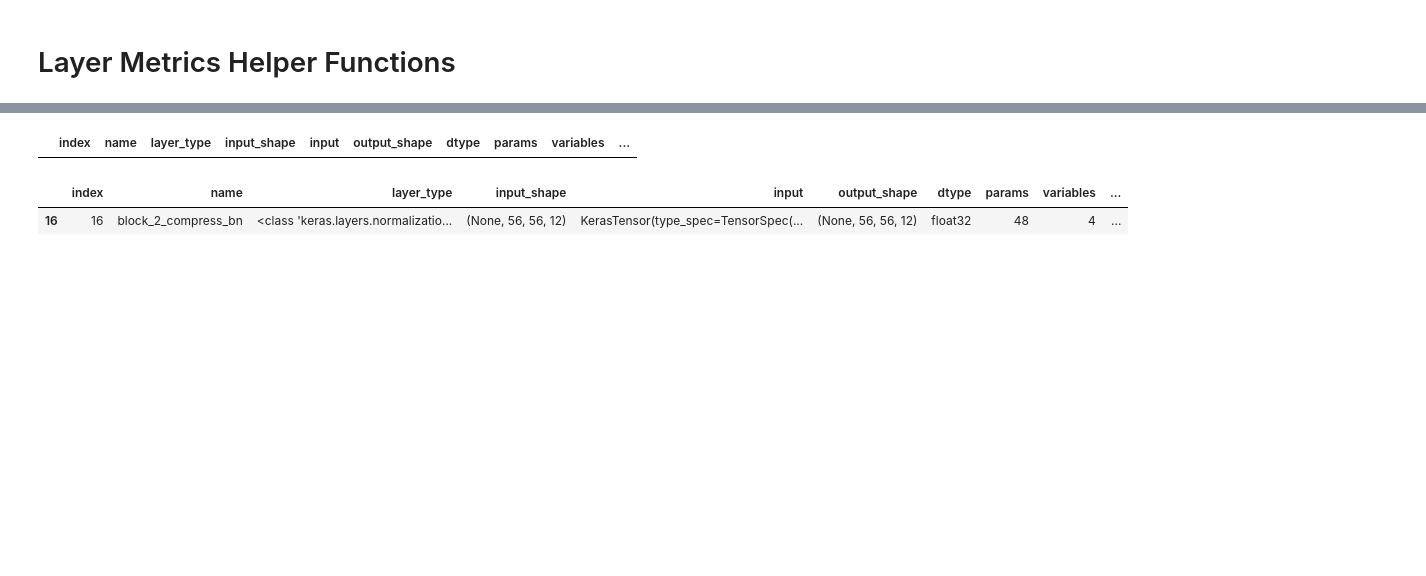
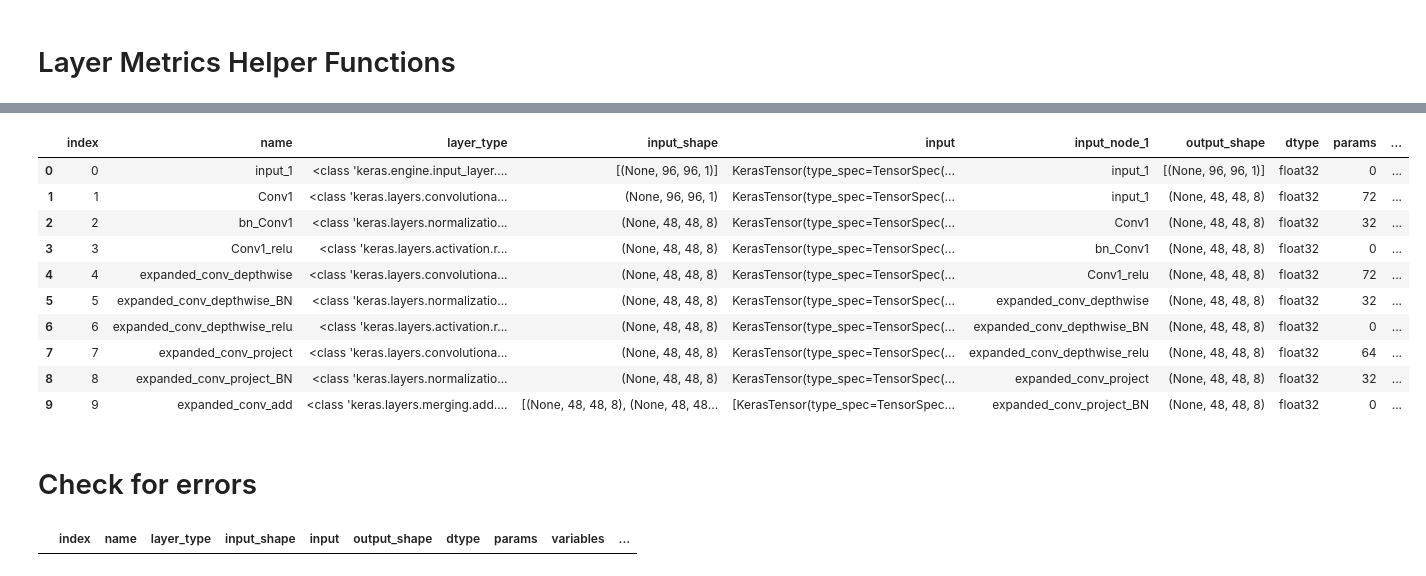
Before and after one commit to subrockmann/tiny_cnn, a Jupyter notebook: Layer Analytics.ipynb, the cells around one changed output, grey strips where cells are left out. Cells and saved outputs as stored; diff of their text form; code cells hidden in the pictures; blank space fills up the shorter version.

Commit message:
feat: parse layer input for connected nodes

```diff
--- a/Layer Analytics.ipynb
+++ b/Layer Analytics.ipynb
@@ -324,3 +322,31 @@ def print_layer_config(layer, layer_type):
     else:
         pass
     return layer.layer_config
+# %%
+def parse_layer_input(layer_input):
+    """Parses the tf.model.layers.input and extracts the following node infos:
+        - node_name(s) of all input nodes
+        - node_type(s) of all input nodes
+
+    Args:
+        layer_input (tf.model.layers.input): _description_
+
+    Returns:
+        dict: Dictionary containing the extracted node input infos
+    """
+    input_dict = {}
+    if type(layer_input) is list:
+        for i, item in enumerate(layer_input):
+            #print(f"Input_{i}: {item.__dict__['_name']}")
+            node_name, node_type = item.__dict__['_name'].split("/")
+            input_dict[f"input_node_{i}"] = node_name
+            input_dict[f"input_node_type_{i}"] = node_type
+    else:
+        try:
+            node_name, node_type = layer_input.__dict__['_name'].split("/")
+            input_dict["input_node_1"] = node_name
+            input_dict["input_node_type_1"] = node_type
+        except:
+            input_dict["input_node_1"] = layer_input.__dict__['_name']
+    #print(input_dict)
+    return input_dict
@@ -439,9 +460,22 @@ layer_stats_df.head(10)
+# %%
+layer_list = get_layer_list(model)
+layer_stats_df = pd.DataFrame.from_dict(layer_list)
+layer_stats_df.head(10)
+# %% [output]
+|  | index | name | layer_type | input_shape | input | input_node_1 | output_shape | dtype | params | ... |
+| 0 | 0 | input_1 | <class 'keras.engine.input_layer.... | [(None, 96, 96, 1)] | KerasTensor(type_spec=TensorSpec(... | input_1 | [(None, 96, 96, 1)] | float32 | 0 | ... |
+| 1 | 1 | Conv1 | <class 'keras.layers.convolutiona... | (None, 96, 96, 1) | KerasTensor(type_spec=TensorSpec(... | input_1 | (None, 48, 48, 8) | float32 | 72 | ... |
+| 2 | 2 | bn_Conv1 | <class 'keras.layers.normalizatio... | (None, 48, 48, 8) | KerasTensor(type_spec=TensorSpec(... | Conv1 | (None, 48, 48, 8) | float32 | 32 | ... |
+| 3 | 3 | Conv1_relu | <class 'keras.layers.activation.r... | (None, 48, 48, 8) | KerasTensor(type_spec=TensorSpec(... | bn_Conv1 | (None, 48, 48, 8) | float32 | 0 | ... |
+| 4 | 4 | expanded_conv_depthwise | <class 'keras.layers.convolutiona... | (None, 48, 48, 8) | KerasTensor(type_spec=TensorSpec(... | Conv1_relu | (None, 48, 48, 8) | float32 | 72 | ... |
+| 5 | 5 | expanded_conv_depthwise_BN | <class 'keras.layers.normalizatio... | (None, 48, 48, 8) | KerasTensor(type_spec=TensorSpec(... | expanded_conv_depthwise | (None, 48, 48, 8) | float32 | 32 | ... |
+| 6 | 6 | expanded_conv_depthwise_relu | <class 'keras.layers.activation.r... | (None, 48, 48, 8) | KerasTensor(type_spec=TensorSpec(... | expanded_conv_depthwise_BN | (None, 48, 48, 8) | float32 | 0 | ... |
+| 7 | 7 | expanded_conv_project | <class 'keras.layers.convolutiona... | (None, 48, 48, 8) | KerasTensor(type_spec=TensorSpec(... | expanded_conv_depthwise_relu | (None, 48, 48, 8) | float32 | 64 | ... |
+| 8 | 8 | expanded_conv_project_BN | <class 'keras.layers.normalizatio... | (None, 48, 48, 8) | KerasTensor(type_spec=TensorSpec(... | expanded_conv_project | (None, 48, 48, 8) | float32 | 32 | ... |
+| 9 | 9 | expanded_conv_add | <class 'keras.layers.merging.add.... | [(None, 48, 48, 8), (None, 48, 48... | [KerasTensor(type_spec=TensorSpec... | expanded_conv_project_BN | (None, 48, 48, 8) | float32 | 0 | ... |
+# %% [markdown]
+# Check for errors
 # %%
 layer_stats_df[layer_stats_df["OPS"]=="ops_error"]
 # %% [output]
 |  | index | name | layer_type | input_shape | input | output_shape | dtype | params | variables | ... |
-# %%
-layer_stats_df[layer_stats_df["name"]=="block_2_compress_bn"]
-# %% [output]
-|  | index | name | layer_type | input_shape | input | output_shape | dtype | params | variables | ... |
-| 16 | 16 | block_2_compress_bn | <class 'keras.layers.normalizatio... | (None, 56, 56, 12) | KerasTensor(type_spec=TensorSpec(... | (None, 56, 56, 12) | float32 | 48 | 4 | ... |
```
Also changed, not shown: parts of 23 cells of this notebook.
